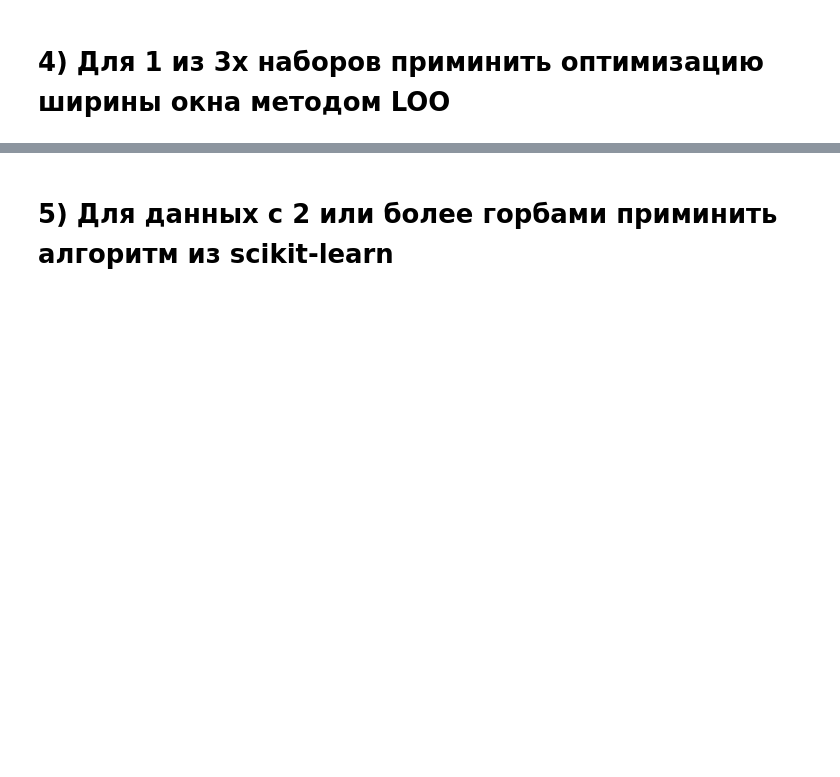
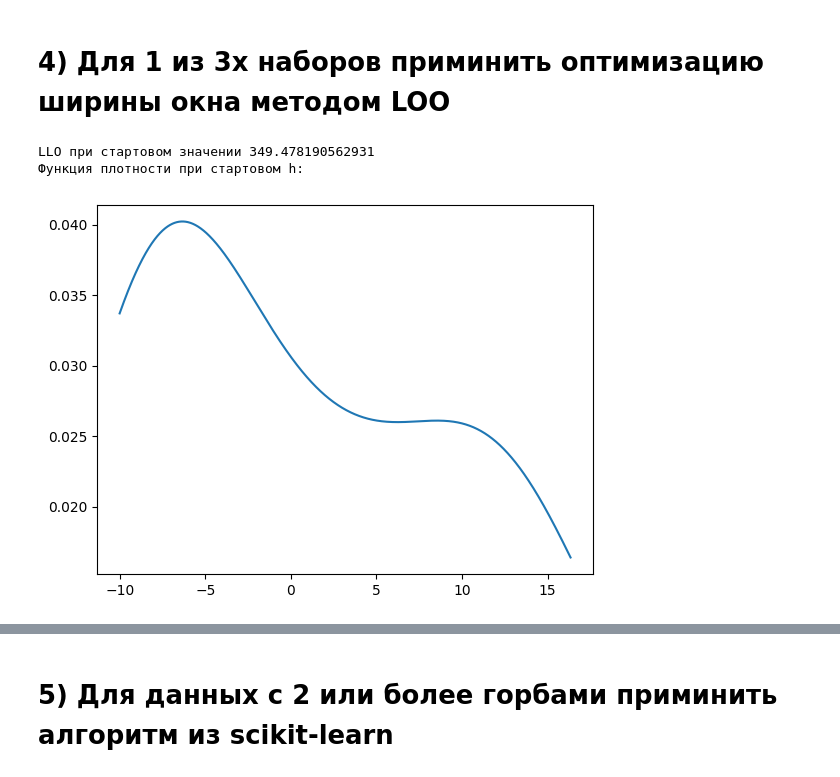
Before and after one commit to 20Nikita/Magistracy.-Homework, a Jupyter notebook: Фундаментальные_концепции_искусственного_интеллекта/L5.ipynb, the cells around one changed output, grey strips where cells are left out. Drawn from its saved outputs; the diff is of its cells as text; code cells hidden in the pictures; blank space fills up the shorter version.

```diff
--- a/Фундаментальные_концепции_искусственного_интеллекта/L5.ipynb
+++ b/Фундаментальные_концепции_искусственного_интеллекта/L5.ipynb
@@ -106,3 +107,34 @@ plt.show()
 [figure]
 # %% [markdown]
 # 4) Для 1 из 3х наборов приминить оптимизацию ширины окна методом LOO
+# %%
+def LLO(data,h):
+    llo = 0
+    for i in range(len(data)):
+        llo = llo - math.log(p(data[i],copy.copy(data[:i] + data[i+1:]),h=h))
+    return llo
+
+def my_sgd_adaptiv(X0, data, lr = 0.1, N_it = 100, gamma = 0.5, delt = 0.001):
+    # Движется в 1 направлении охотнее других
+    # Adagrad
+    x = X0
+    Gt = 0
+    for i in range(N_it):
+        loss = - (LLO(data, x + delt) - LLO(data, x - delt)) / (2 * delt)
+        Gt = gamma * Gt + loss**2
+        x += (lr/(Gt**(1/2))) * loss
+    return x
+
+data = GorbData(100)
+minn = min(data)
+maxx = max(data)
+x = np.arange(minn, maxx, 0.01)
+
+print("LLO при стартовом значении",LLO(data,5))
+print("Функция плотности при стартовом h:")
+plt.plot(x, p(x,data,h=5))
+plt.show()
+# %% [output]
+LLO при стартовом значении 349.478190562931
+Функция плотности при стартовом h:
+[figure, added]
```
Also changed, not shown: parts of 3 cells of this notebook.
